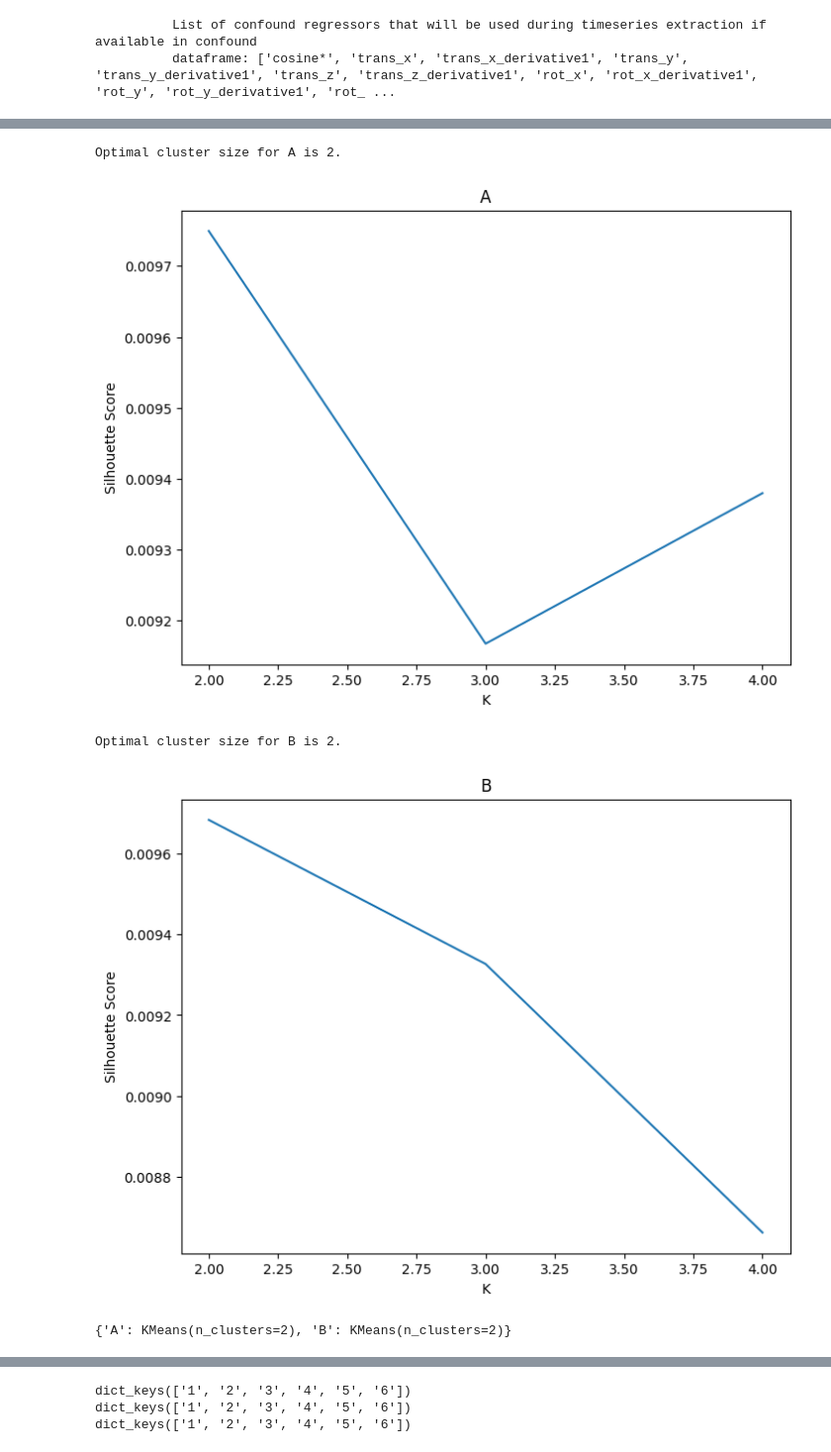
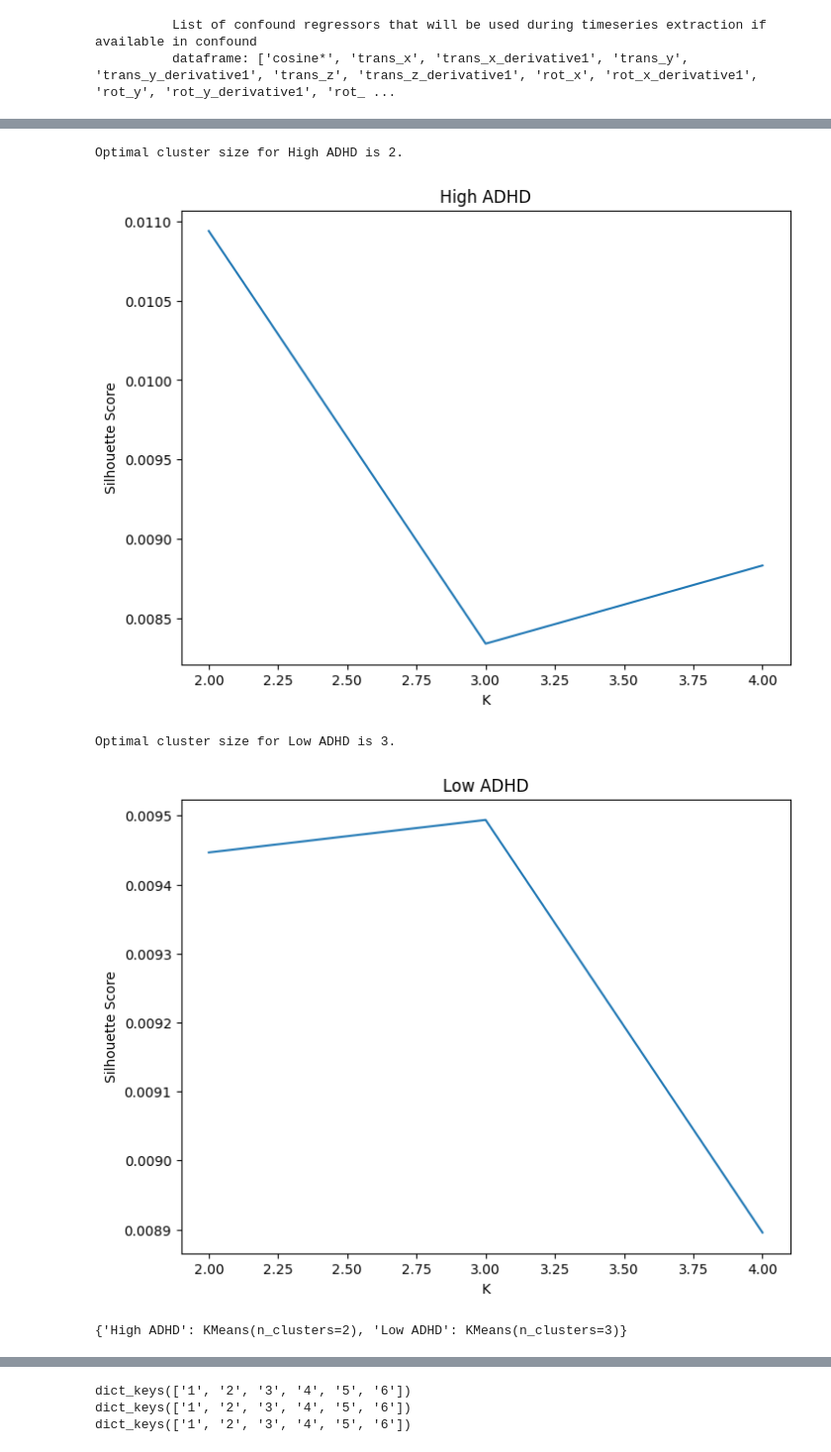
Before and after one commit to donishadsmith/neurocaps, a Jupyter notebook: demo.ipynb, the cells around one changed output, grey strips where cells are left out. Shown at 99% size. Drawn from its saved outputs; the diff is of its cells as text; code cells hidden in the pictures.

```diff
--- a/demo.ipynb
+++ b/demo.ipynb
@@ -45,10 +36,10 @@ cap_analysis.get_caps(subject_timeseries=extractor.subject_timeseries, n_cluster
 # %%
 # Performing Cap analysis with groups, list of n_clusters, and elbow cluster selection method
 
-cap_analysis = CAP(groups={"A": ["1","2","3","5"], "B": ["4","6","7","8","9","10"]})
+cap_analysis = CAP(groups={"High ADHD": ["1","2","3","5"], "Low ADHD": ["4","6","7","8","9","10"]})
 
 # When elbow method is specified, the associated plots will be shown, furthermore, the saved kmeans model for each group will automatically save to the optimal cluster size
 
-cap_analysis.get_caps(subject_timeseries="sample_for_neurocaps_demo_timeseries.pkl", runs=[1,2],
+cap_analysis.get_caps(subject_timeseries=extractor.subject_timeseries, runs=[1,2],
                       n_clusters=list(range(2,20)), cluster_selection_method="elbow", show_figs=True)
 # %% [output]
@@ -59,20 +50,18 @@ Optimal cluster size for B is 17.
 # %%
 # Performing Cap analysis with groups, list of n_clusters, and silhouette cluster selection method
-
-cap_analysis = CAP(groups={"A": ["1","2","3","5"], "B": ["4","6","7","8","9","10"]})
 
 cap_analysis.get_caps(subject_timeseries="sample_for_neurocaps_demo_timeseries.pkl",
                       n_clusters=list(range(2,5)),
                       cluster_selection_method="silhouette", show_figs=True)
 
 # kmeans model automatically save to the optimal size
 cap_analysis.kmeans
 # %% [output]
-Optimal cluster size for A is 2.
+Optimal cluster size for High ADHD is 2.
-[figure, old version]
+[figure, new version]
-Optimal cluster size for B is 2.
+Optimal cluster size for Low ADHD is 3.
-[figure, old version]
+[figure, new version]
-{'A': KMeans(n_clusters=2), 'B': KMeans(n_clusters=2)}
+{'High ADHD': KMeans(n_clusters=2), 'Low ADHD': KMeans(n_clusters=3)}
 # %%
 cap_analysis.parcel_approach = parcel_approach
 # %%
```
Also changed, not shown: parts of 19 cells of this notebook, 13 other files.
